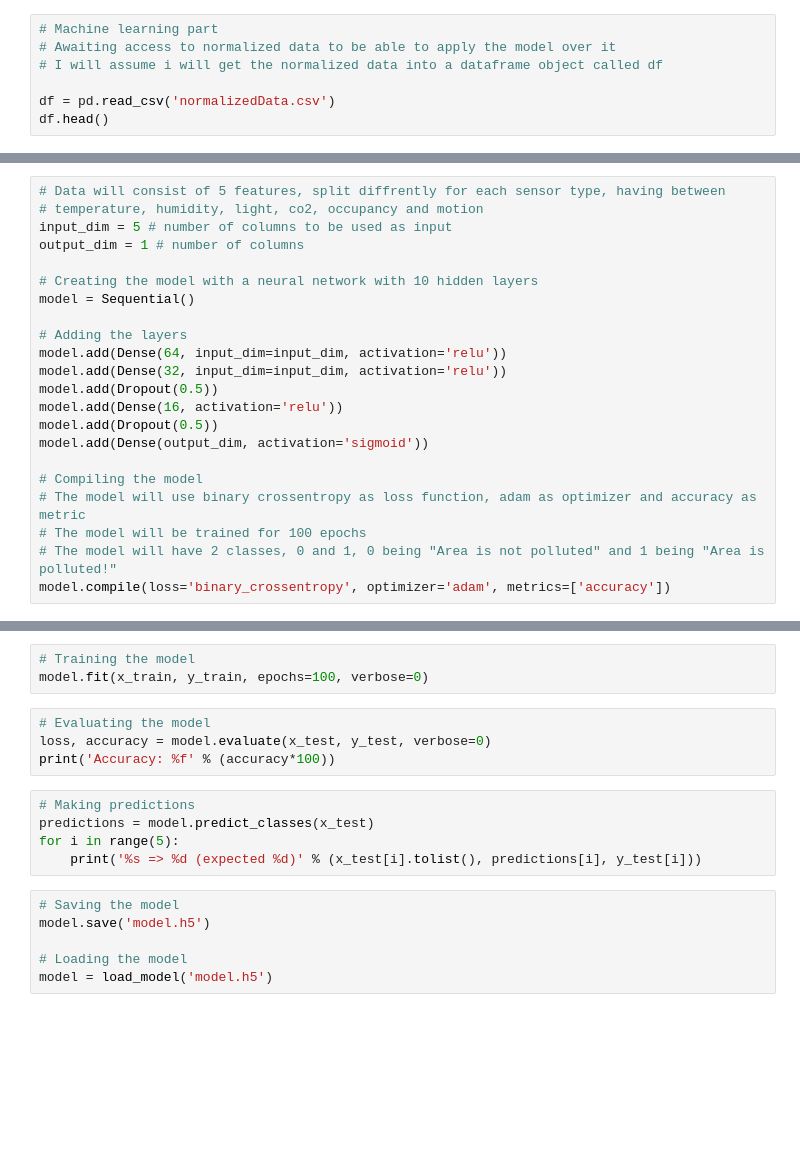
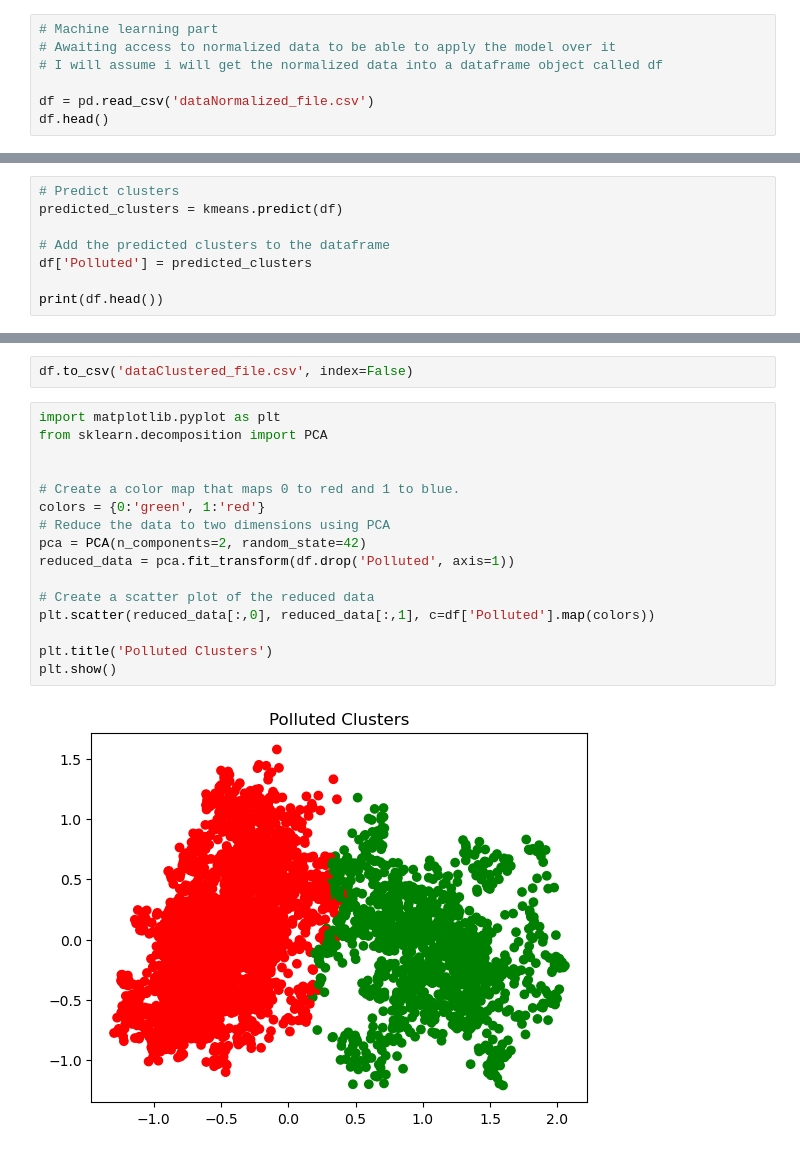
Before and after one commit to mariaasoltanei/IBD_Project, a Jupyter notebook: dataPredicting.ipynb, the cells around one changed output, grey strips where cells are left out. Cells and saved outputs as stored; diff of their text form; blank space fills up the shorter version.

```diff
--- a/dataPredicting.ipynb
+++ b/dataPredicting.ipynb
@@ -12,5 +16,5 @@
 # Awaiting access to normalized data to be able to apply the model over it
 # I will assume i will get the normalized data into a dataframe object called df
 
-df = pd.read_csv('normalizedData.csv')
+df = pd.read_csv('dataNormalized_file.csv')
 df.head()
@@ -21,22 +37,8 @@ x_train, x_test, y_train, y_test = train_test_split(x, y, test_size=0.2)
 # %%
-# Data will consist of 5 features, split diffrently for each sensor type, having between
-# temperature, humidity, light, co2, occupancy and motion
-input_dim = 5 # number of columns to be used as input
-output_dim = 1 # number of columns
+# Predict clusters
+predicted_clusters = kmeans.predict(df)
 
-# Creating the model with a neural network with 10 hidden layers
-model = Sequential()
+# Add the predicted clusters to the dataframe
+df['Polluted'] = predicted_clusters
 
-# Adding the layers
-model.add(Dense(64, input_dim=input_dim, activation='relu'))
-model.add(Dense(32, input_dim=input_dim, activation='relu'))
-model.add(Dropout(0.5))
-model.add(Dense(16, activation='relu'))
-model.add(Dropout(0.5))
-model.add(Dense(output_dim, activation='sigmoid'))
-
-# Compiling the model
-# The model will use binary crossentropy as loss function, adam as optimizer and accuracy as metric
-# The model will be trained for 100 epochs
-# The model will have 2 classes, 0 and 1, 0 being "Area is not polluted" and 1 being "Area is polluted!"
-model.compile(loss='binary_crossentropy', optimizer='adam', metrics=['accuracy'])
+print(df.head())
@@ -43,18 +63,20 @@ model.compile(loss='binary_crossentropy', optimizer='adam', metrics=['accuracy']
-# %%
-# Training the model
-model.fit(x_train, y_train, epochs=100, verbose=0)
-# %%
-# Evaluating the model
-loss, accuracy = model.evaluate(x_test, y_test, verbose=0)
-print('Accuracy: %f' % (accuracy*100))
-# %%
-# Making predictions
-predictions = model.predict_classes(x_test)
-for i in range(5):
-    print('%s => %d (expected %d)' % (x_test[i].tolist(), predictions[i], y_test[i]))
-# %%
-# Saving the model
-model.save('model.h5')
-
-# Loading the model
-model = load_model('model.h5')
+# %%
+df.to_csv('dataClustered_file.csv', index=False)
+# %%
+import matplotlib.pyplot as plt
+from sklearn.decomposition import PCA
+
+
+# Create a color map that maps 0 to red and 1 to blue.
+colors = {0:'green', 1:'red'}
+# Reduce the data to two dimensions using PCA
+pca = PCA(n_components=2, random_state=42)
+reduced_data = pca.fit_transform(df.drop('Polluted', axis=1))
+
+# Create a scatter plot of the reduced data
+plt.scatter(reduced_data[:,0], reduced_data[:,1], c=df['Polluted'].map(colors))
+
+plt.title('Polluted Clusters')
+plt.show()
+# %% [output]
+[figure, added]
```
Also changed, not shown: parts of 5 cells of this notebook, 1 other file.
